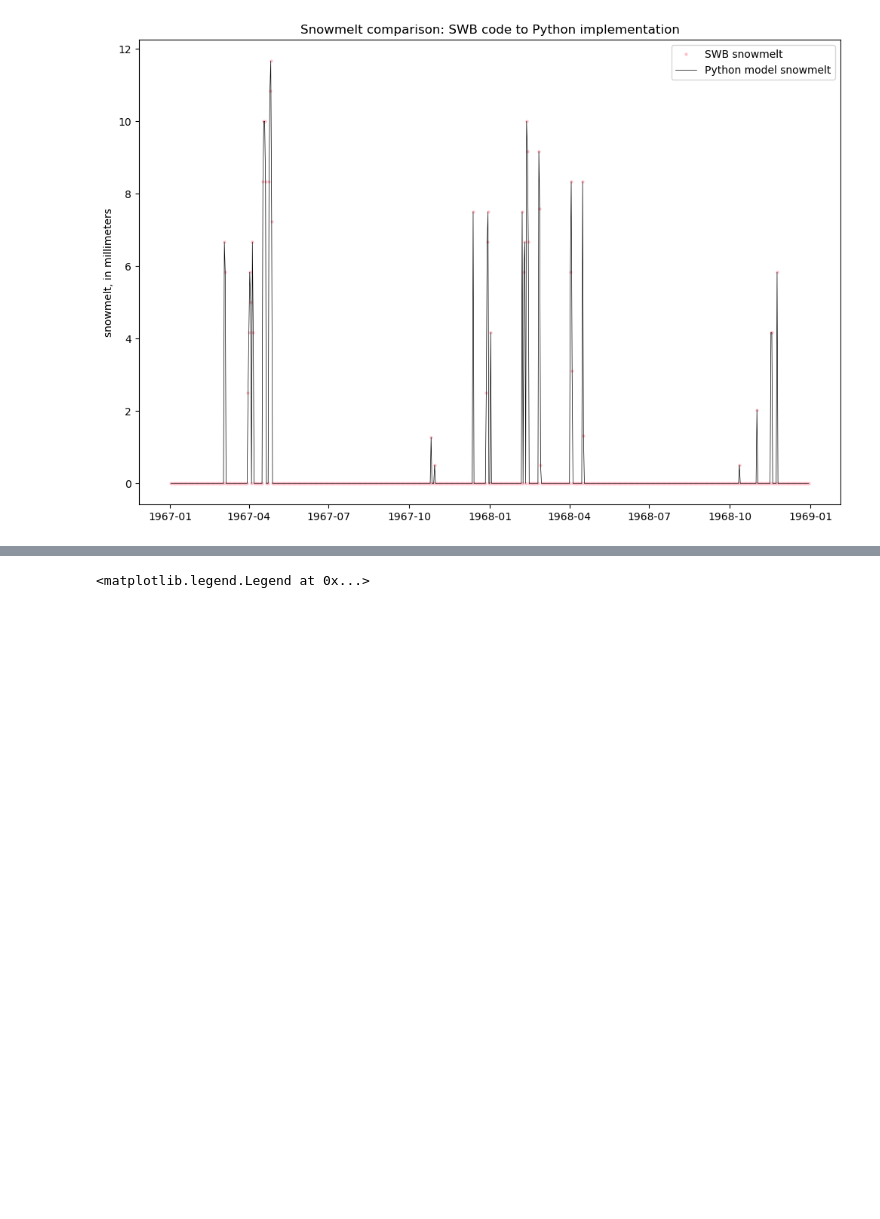
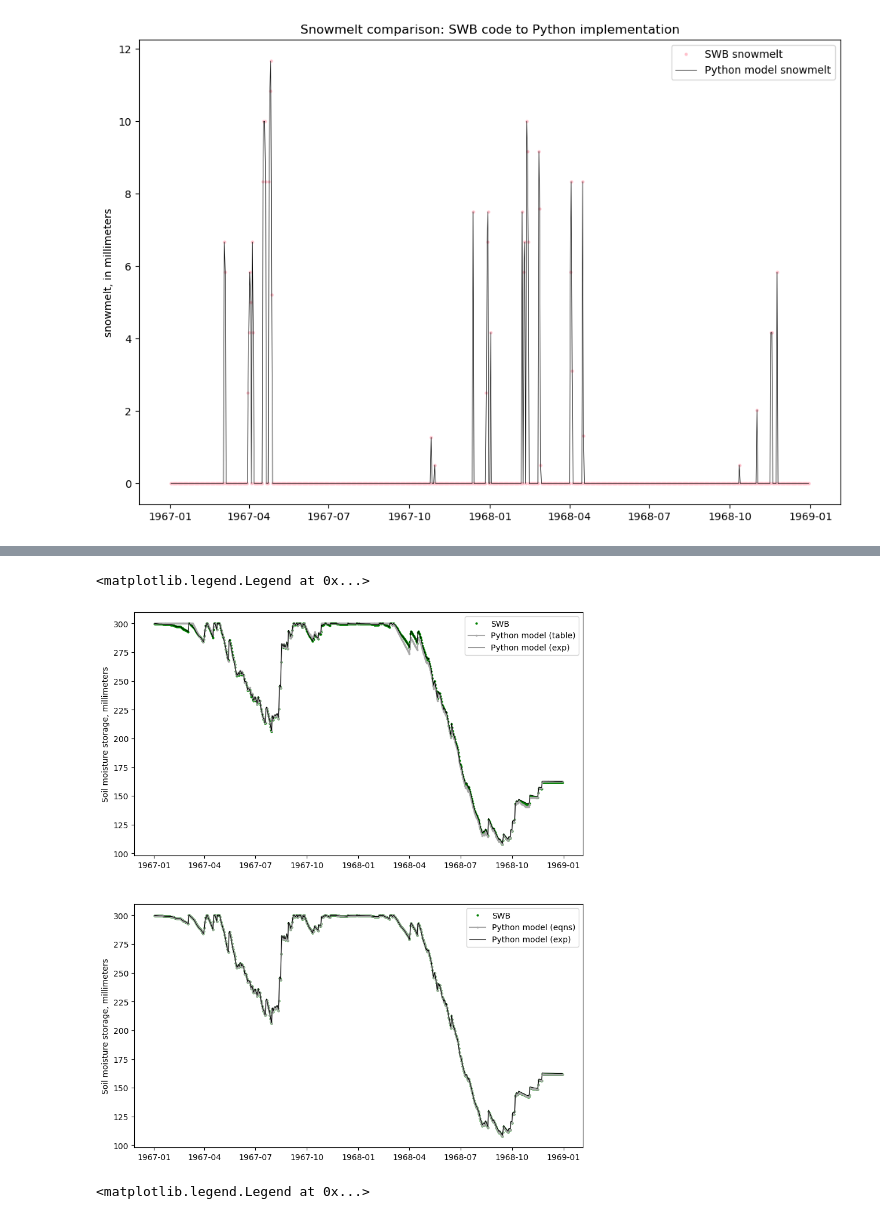
Before and after one commit to smwesten-usgs/swb2_tests, a Jupyter notebook: jupyter/simple_test_w_tm_tables.ipynb, the cells around one changed output, grey strips where cells are left out. Drawn from its saved outputs; the diff is of its cells as text; code cells hidden in the pictures; blank space fills up the shorter version.

```diff
--- a/jupyter/simple_test_w_tm_tables.ipynb
+++ b/jupyter/simple_test_w_tm_tables.ipynb
@@ -289,3 +318,24 @@ ax.legend()
+# %%
+fig = plt.figure(figsize=(10, 12))
+
+ax = fig.add_subplot(2,1,1)
+ax.plot(df['date'], df['soil_storage'], marker='.', linestyle=' ', color='green', markersize=4, label='SWB')
+ax.plot(df['date'], df['soil_storage_t'], marker='.', linestyle='-', color='darkgray', markersize=3, label='Python model (table)')
+ax.plot(df['date'], df['soil_storage_e'], marker=' ', linestyle='-',
+        color='black', linewidth=0.75, label='Python model (exp)')
+ax.set_ylabel('Soil moisture storage, millimeters')
+ax.legend()
+
+ax = fig.add_subplot(2,1,2)
+ax.plot(df['date'], df['soil_storage'], marker='.', linestyle=' ', color='green', markersize=4, label='SWB')
+ax.plot(df['date'], df['soil_storage'], marker='.', linestyle='-', color='darkgray', markersize=3, label='Python model (eqns)')
+ax.plot(df['date'], df['soil_storage_e'], marker=' ', linestyle='-',
+        color='black', linewidth=0.75, label='Python model (exp)')
+ax.set_ylabel('Soil moisture storage, millimeters')
+ax.legend()
+# %% [output]
+<matplotlib.legend.Legend at 0x...>
+[figure, added]
 # %%
 fig, ax = plt.subplots(1,1,figsize=(12, 8),sharex=False)
 ax.plot(df['date'], df['reference_ET0'], marker='.', linestyle=' ', color='cyan', markersize=4, label='SWB reference ET0')
```
Also changed, not shown: parts of 5 cells of this notebook.
